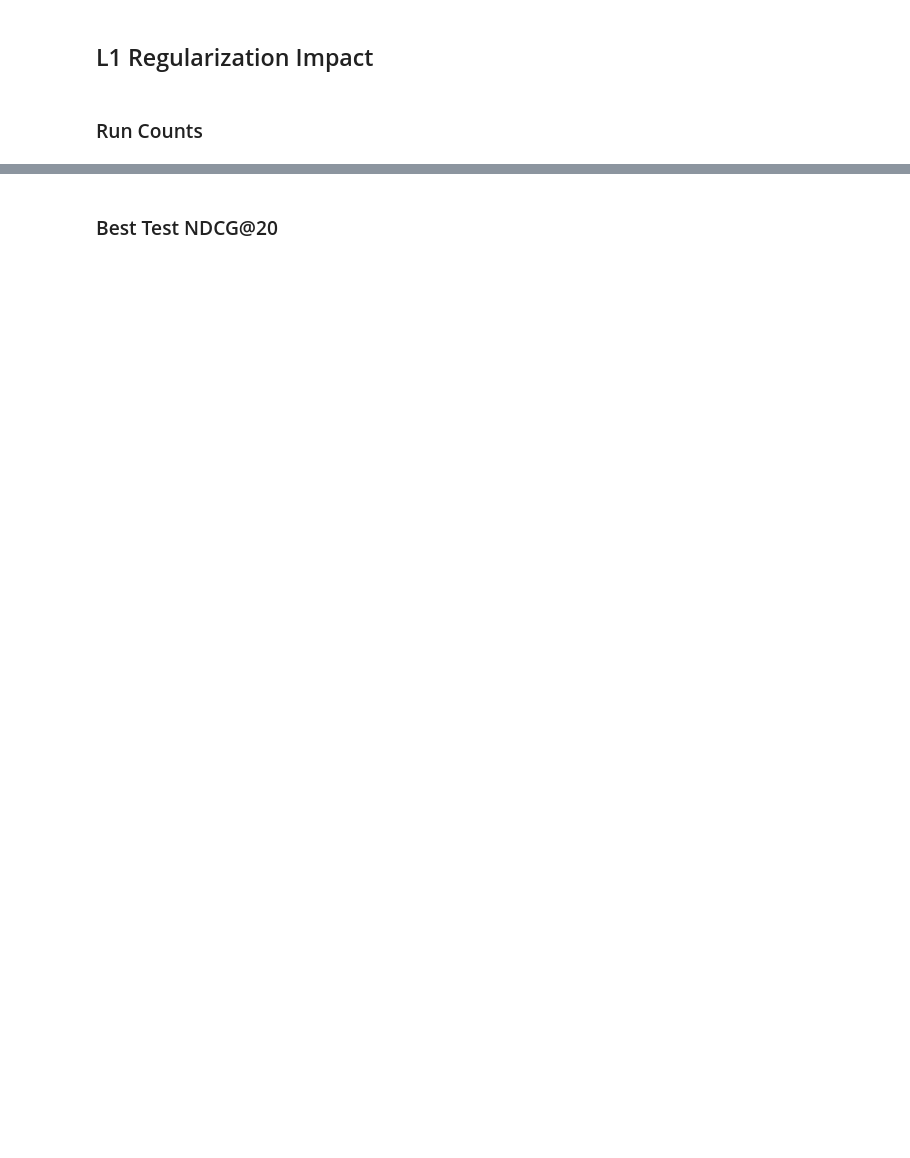
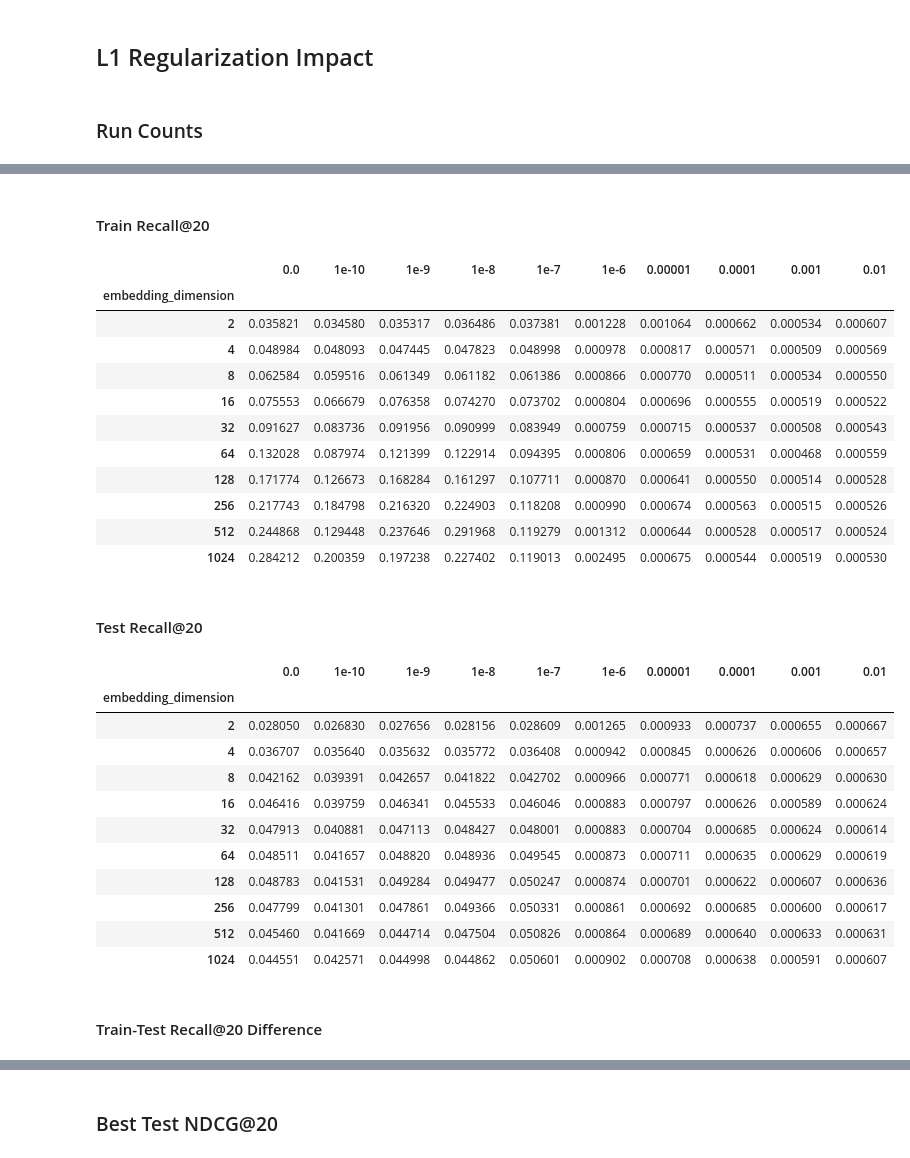
Before and after one commit to chaald/peppermint-matrix, a Jupyter notebook: notebooks/parameter_analysis/mf:regularization.ipynb, the cells around one changed output, grey strips where cells are left out. Saved outputs shown, nothing was run; the diff lists cells and outputs as text; code cells hidden in the pictures; blank space fills up the shorter version.

```diff
--- a/notebooks/parameter_analysis/mf:regularization.ipynb
+++ b/notebooks/parameter_analysis/mf:regularization.ipynb
@@ -391,0 +466,57 @@ shape: (10, 11)
+# %%
+train_recall = (
+        experiment_summary[["embedding_dimension", "l1_regularization", "best:epoch/train_recall@20"]].pivot(
+        values=["best:epoch/train_recall@20"],
+        index="embedding_dimension",
+        on="l1_regularization"
+    )
+    .to_pandas()
+    .set_index("embedding_dimension")
+)
+
+test_recall = (
+    experiment_summary[["embedding_dimension", "l1_regularization", "best:epoch/test_recall@20"]].pivot(
+        values=["best:epoch/test_recall@20"],
+        index="embedding_dimension",
+        on="l1_regularization"
+    )
+    .to_pandas()
+    .set_index("embedding_dimension")
+)
+
+display(Markdown("#### Train Recall@20"))
+display(train_recall.style.background_gradient(cmap="RdYlGn", axis=None))
+
+display(Markdown("#### Test Recall@20"))
+display(test_recall.style.background_gradient(cmap="RdYlGn", axis=None))
+
+display(Markdown("#### Train-Test Recall@20 Difference"))
+display((train_recall - test_recall).style.background_gradient(cmap="RdYlGn_r", axis=None))
+# %% [output]
+#### Train Recall@20
+|  | 0.0 | 1e-10 | 1e-9 | 1e-8 | 1e-7 | 1e-6 | 0.00001 | 0.0001 | 0.001 | 0.01 |
+| embedding_dimension |  |  |  |  |  |  |  |  |  |  |
+| 2 | 0.035821 | 0.034580 | 0.035317 | 0.036486 | 0.037381 | 0.001228 | 0.001064 | 0.000662 | 0.000534 | 0.000607 |
+| 4 | 0.048984 | 0.048093 | 0.047445 | 0.047823 | 0.048998 | 0.000978 | 0.000817 | 0.000571 | 0.000509 | 0.000569 |
+| 8 | 0.062584 | 0.059516 | 0.061349 | 0.061182 | 0.061386 | 0.000866 | 0.000770 | 0.000511 | 0.000534 | 0.000550 |
+| 16 | 0.075553 | 0.066679 | 0.076358 | 0.074270 | 0.073702 | 0.000804 | 0.000696 | 0.000555 | 0.000519 | 0.000522 |
+| 32 | 0.091627 | 0.083736 | 0.091956 | 0.090999 | 0.083949 | 0.000759 | 0.000715 | 0.000537 | 0.000508 | 0.000543 |
+| 64 | 0.132028 | 0.087974 | 0.121399 | 0.122914 | 0.094395 | 0.000806 | 0.000659 | 0.000531 | 0.000468 | 0.000559 |
+| 128 | 0.171774 | 0.126673 | 0.168284 | 0.161297 | 0.107711 | 0.000870 | 0.000641 | 0.000550 | 0.000514 | 0.000528 |
+| 256 | 0.217743 | 0.184798 | 0.216320 | 0.224903 | 0.118208 | 0.000990 | 0.000674 | 0.000563 | 0.000515 | 0.000526 |
+| 512 | 0.244868 | 0.129448 | 0.237646 | 0.291968 | 0.119279 | 0.001312 | 0.000644 | 0.000528 | 0.000517 | 0.000524 |
+| 1024 | 0.284212 | 0.200359 | 0.197238 | 0.227402 | 0.119013 | 0.002495 | 0.000675 | 0.000544 | 0.000519 | 0.000530 |
+#### Test Recall@20
+|  | 0.0 | 1e-10 | 1e-9 | 1e-8 | 1e-7 | 1e-6 | 0.00001 | 0.0001 | 0.001 | 0.01 |
+| embedding_dimension |  |  |  |  |  |  |  |  |  |  |
+| 2 | 0.028050 | 0.026830 | 0.027656 | 0.028156 | 0.028609 | 0.001265 | 0.000933 | 0.000737 | 0.000655 | 0.000667 |
+| 4 | 0.036707 | 0.035640 | 0.035632 | 0.035772 | 0.036408 | 0.000942 | 0.000845 | 0.000626 | 0.000606 | 0.000657 |
+| 8 | 0.042162 | 0.039391 | 0.042657 | 0.041822 | 0.042702 | 0.000966 | 0.000771 | 0.000618 | 0.000629 | 0.000630 |
+| 16 | 0.046416 | 0.039759 | 0.046341 | 0.045533 | 0.046046 | 0.000883 | 0.000797 | 0.000626 | 0.000589 | 0.000624 |
+| 32 | 0.047913 | 0.040881 | 0.047113 | 0.048427 | 0.048001 | 0.000883 | 0.000704 | 0.000685 | 0.000624 | 0.000614 |
+| 64 | 0.048511 | 0.041657 | 0.048820 | 0.048936 | 0.049545 | 0.000873 | 0.000711 | 0.000635 | 0.000629 | 0.000619 |
+| 128 | 0.048783 | 0.041531 | 0.049284 | 0.049477 | 0.050247 | 0.000874 | 0.000701 | 0.000622 | 0.000607 | 0.000636 |
+| 256 | 0.047799 | 0.041301 | 0.047861 | 0.049366 | 0.050331 | 0.000861 | 0.000692 | 0.000685 | 0.000600 | 0.000617 |
+| 512 | 0.045460 | 0.041669 | 0.044714 | 0.047504 | 0.050826 | 0.000864 | 0.000689 | 0.000640 | 0.000633 | 0.000631 |
+| 1024 | 0.044551 | 0.042571 | 0.044998 | 0.044862 | 0.050601 | 0.000902 | 0.000708 | 0.000638 | 0.000591 | 0.000607 |
+#### Train-Test Recall@20 Difference
```
Also changed, not shown: parts of 54 cells of this notebook, 3 other files.
